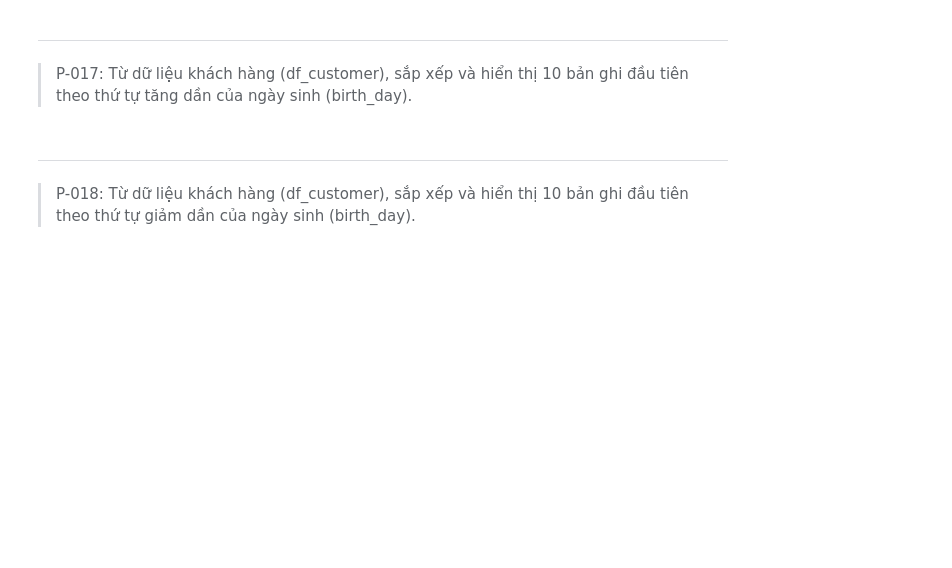
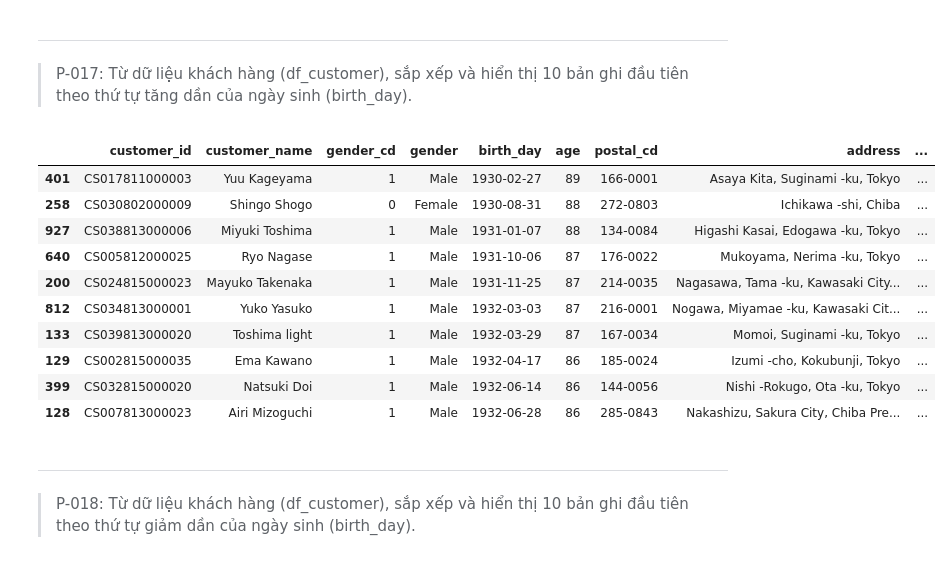
Before and after one commit to quoc-duc/LearnPandas, a Jupyter notebook: notebooks_vn/exercises/100_bai_tap_pandas_vn_exes.ipynb, the cells around one changed output. Drawn from its saved outputs; the diff is of its cells as text; code cells hidden in the pictures; blank space fills up the shorter version.

```diff
--- a/notebooks_vn/exercises/100_bai_tap_pandas_vn_exes.ipynb
+++ b/notebooks_vn/exercises/100_bai_tap_pandas_vn_exes.ipynb
@@ -330,6 +344,20 @@ Từ dữ liệu cửa hàng (df_store), trích xuất và hiển thị 10 bản
 ---
 > P-017:
 Từ dữ liệu khách hàng (df_customer), sắp xếp và hiển thị 10 bản ghi đầu tiên theo thứ tự tăng dần của ngày sinh (birth_day).
+# %%
+df_customer.sort_values('birth_day').head(10)
+# %% [output]
+|  | customer_id | customer_name | gender_cd | gender | birth_day | age | postal_cd | address | ... |
+| 401 | CS017811000003 | Yuu Kageyama | 1 | Male | 1930-02-27 | 89 | 166-0001 | Asaya Kita, Suginami -ku, Tokyo | ... |
+| 258 | CS030802000009 | Shingo Shogo | 0 | Female | 1930-08-31 | 88 | 272-0803 | Ichikawa -shi, Chiba | ... |
+| 927 | CS038813000006 | Miyuki Toshima | 1 | Male | 1931-01-07 | 88 | 134-0084 | Higashi Kasai, Edogawa -ku, Tokyo | ... |
+| 640 | CS005812000025 | Ryo Nagase | 1 | Male | 1931-10-06 | 87 | 176-0022 | Mukoyama, Nerima -ku, Tokyo | ... |
+| 200 | CS024815000023 | Mayuko Takenaka | 1 | Male | 1931-11-25 | 87 | 214-0035 | Nagasawa, Tama -ku, Kawasaki City... | ... |
+| 812 | CS034813000001 | Yuko Yasuko | 1 | Male | 1932-03-03 | 87 | 216-0001 | Nogawa, Miyamae -ku, Kawasaki Cit... | ... |
+| 133 | CS039813000020 | Toshima light | 1 | Male | 1932-03-29 | 87 | 167-0034 | Momoi, Suginami -ku, Tokyo | ... |
+| 129 | CS002815000035 | Ema Kawano | 1 | Male | 1932-04-17 | 86 | 185-0024 | Izumi -cho, Kokubunji, Tokyo | ... |
+| 399 | CS032815000020 | Natsuki Doi | 1 | Male | 1932-06-14 | 86 | 144-0056 | Nishi -Rokugo, Ota -ku, Tokyo | ... |
+| 128 | CS007813000023 | Airi Mizoguchi | 1 | Male | 1932-06-28 | 86 | 285-0843 | Nakashizu, Sakura City, Chiba Pre... | ... |
 # %% [markdown]
 ---
 > P-018:
```
Also changed, not shown: parts of 1 cell of this notebook.
